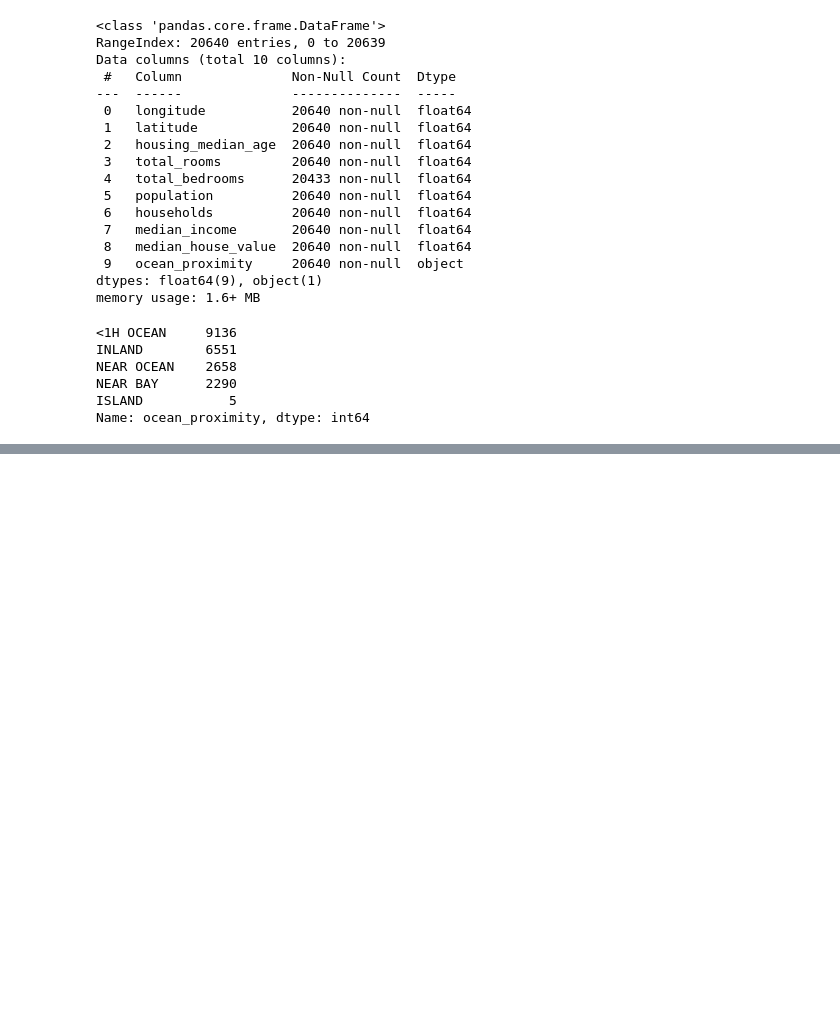
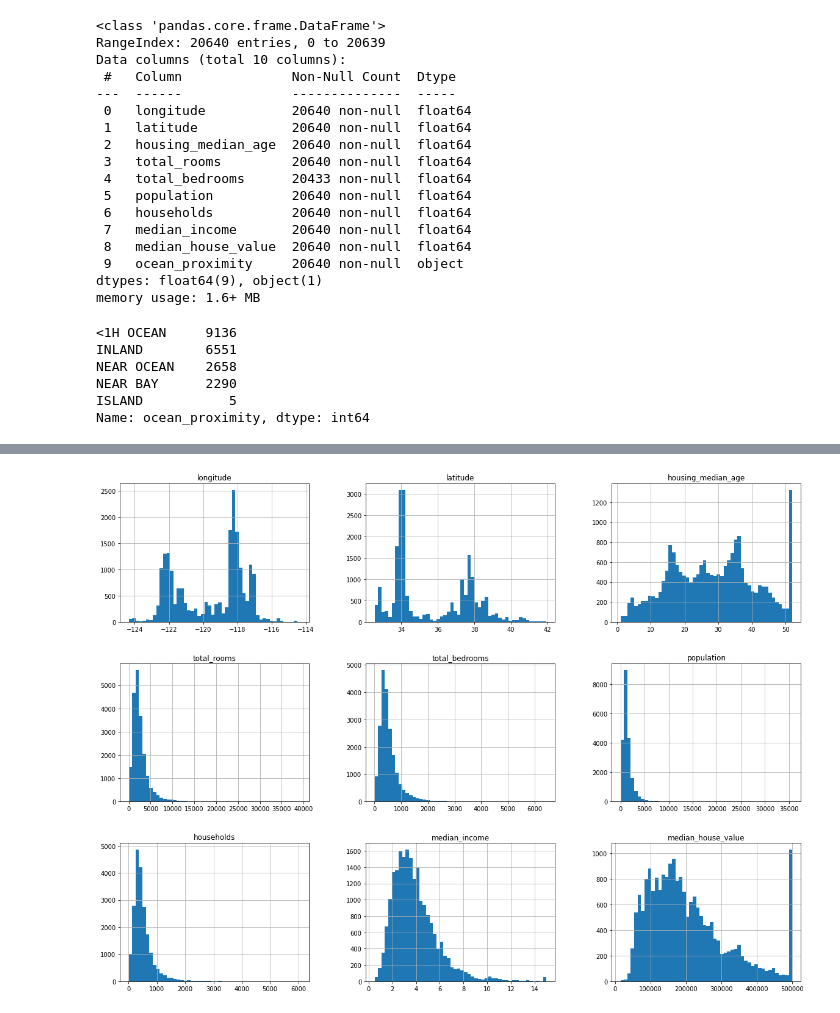
Before and after one commit to FarshidNooshi/Hands-on-Machine-Learning, a Jupyter notebook: Untitled.ipynb, the cells around one changed output, grey strips where cells are left out. Saved outputs shown, nothing was run; the diff lists cells and outputs as text; code cells hidden in the pictures; blank space fills up the shorter version.

```diff
--- a/Untitled.ipynb
+++ b/Untitled.ipynb
@@ -72,3 +72,11 @@ housing.describe()
 | 50% | -118.490000 | 34.260000 | 29.000000 | 2127.000000 | 435.000000 | 1166.000000 | 409.000000 | ... |
 | 75% | -118.010000 | 37.710000 | 37.000000 | 3148.000000 | 647.000000 | 1725.000000 | 605.000000 | ... |
 | max | -114.310000 | 41.950000 | 52.000000 | 39320.000000 | 6445.000000 | 35682.000000 | 6082.000000 | ... |
+# %%
+%matplotlib inline
+
+import matplotlib.pyplot as plt
+housing.hist(bins=50, figsize=(20,15))
+plt.show()
+# %% [output]
+[figure, added]
```
